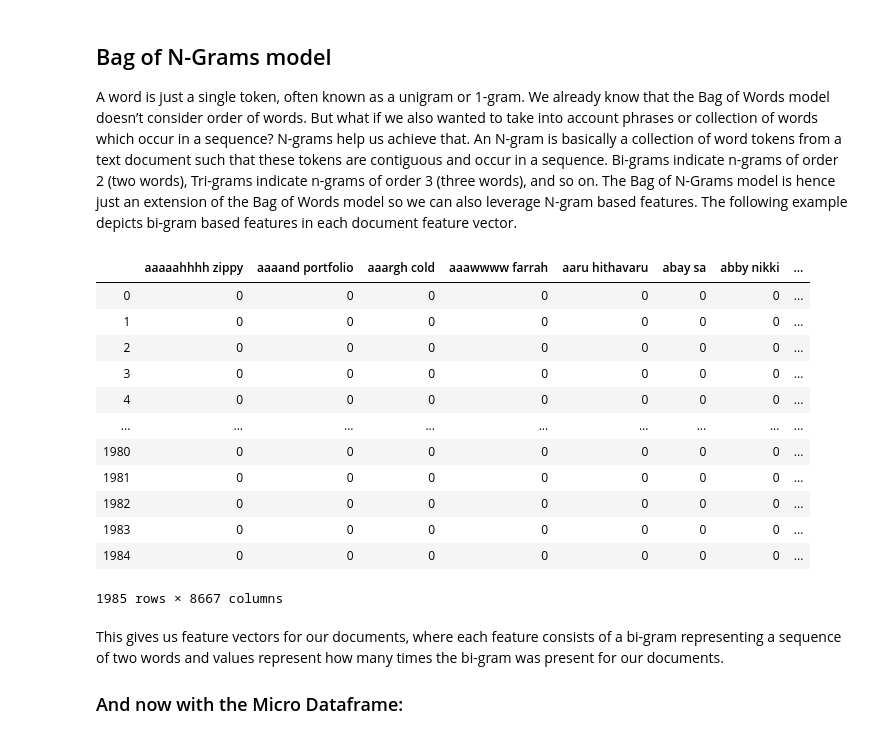
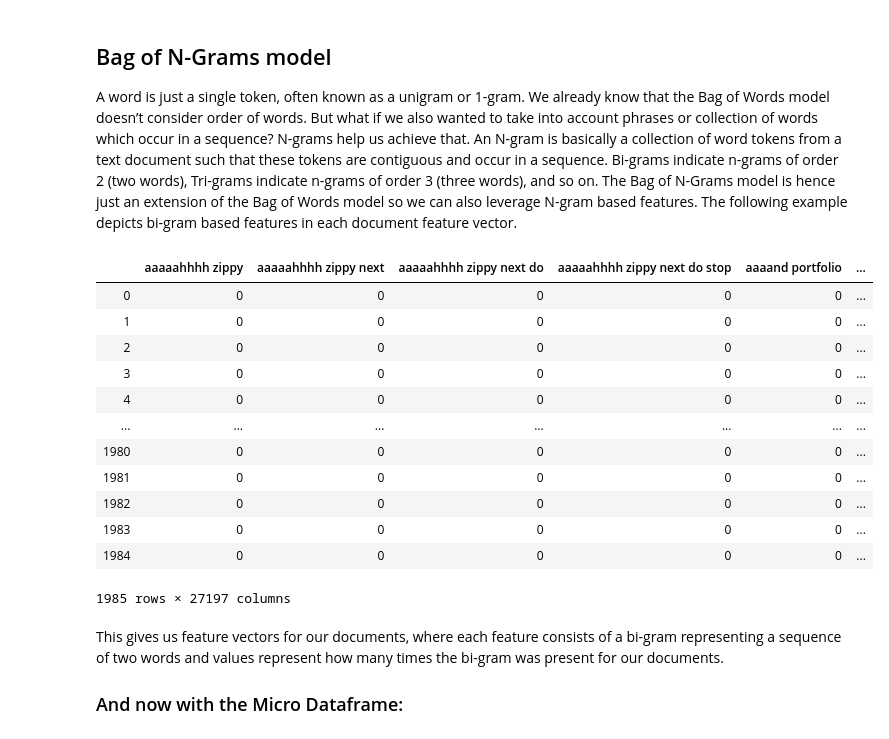
Before and after one commit to 3dspace/language-processing-lifecycle-fall2019, a Jupyter notebook: pgray-csml1010-project.ipynb, the cells around one changed output. Drawn from its saved outputs; the diff is of its cells as text; code cells hidden in the pictures.

```diff
--- a/pgray-csml1010-project.ipynb
+++ b/pgray-csml1010-project.ipynb
@@ -750,26 +750,26 @@ While it's clearly useless from a practical perspective, it's nice to be able to
 A word is just a single token, often known as a unigram or 1-gram. We already know that the Bag of Words model doesn’t consider order of words. But what if we also wanted to take into account phrases or collection of words which occur in a sequence? N-grams help us achieve that. An N-gram is basically a collection of word tokens from a text document such that these tokens are contiguous and occur in a sequence. Bi-grams indicate n-grams of order 2 (two words), Tri-grams indicate n-grams of order 3 (three words), and so on. The Bag of N-Grams model is hence just an extension of the Bag of Words model so we can also leverage N-gram based features. The following example depicts bi-gram based features in each document feature vector.
 # %%
 # you can set the n-gram range to 1,2 to get unigrams as well as bigrams
-bv = CountVectorizer(ngram_range=(2,2))
+bv = CountVectorizer(ngram_range=(2,5))
 bv_matrix = bv.fit_transform(df_sm['text_nav'])
 
 bv_matrix = bv_matrix.toarray()
-vocab = bv.get_feature_names()
-pd.DataFrame(bv_matrix, columns=vocab)
+vocab_ngrams = bv.get_feature_names()
+pd.DataFrame(bv_matrix, columns=vocab_ngrams)
 # %% [output]
-|  | aaaaahhhh zippy | aaaand portfolio | aaargh cold | aaawwww farrah | aaru hithavaru | abay sa | abby nikki | ... |
-| 0 | 0 | 0 | 0 | 0 | 0 | 0 | 0 | ... |
-| 1 | 0 | 0 | 0 | 0 | 0 | 0 | 0 | ... |
-| 2 | 0 | 0 | 0 | 0 | 0 | 0 | 0 | ... |
-| 3 | 0 | 0 | 0 | 0 | 0 | 0 | 0 | ... |
-| 4 | 0 | 0 | 0 | 0 | 0 | 0 | 0 | ... |
-| ... | ... | ... | ... | ... | ... | ... | ... | ... |
-| 1980 | 0 | 0 | 0 | 0 | 0 | 0 | 0 | ... |
-| 1981 | 0 | 0 | 0 | 0 | 0 | 0 | 0 | ... |
-| 1982 | 0 | 0 | 0 | 0 | 0 | 0 | 0 | ... |
-| 1983 | 0 | 0 | 0 | 0 | 0 | 0 | 0 | ... |
-| 1984 | 0 | 0 | 0 | 0 | 0 | 0 | 0 | ... |
+|  | aaaaahhhh zippy | aaaaahhhh zippy next | aaaaahhhh zippy next do | aaaaahhhh zippy next do stop | aaaand portfolio | ... |
+| 0 | 0 | 0 | 0 | 0 | 0 | ... |
+| 1 | 0 | 0 | 0 | 0 | 0 | ... |
+| 2 | 0 | 0 | 0 | 0 | 0 | ... |
+| 3 | 0 | 0 | 0 | 0 | 0 | ... |
+| 4 | 0 | 0 | 0 | 0 | 0 | ... |
+| ... | ... | ... | ... | ... | ... | ... |
+| 1980 | 0 | 0 | 0 | 0 | 0 | ... |
+| 1981 | 0 | 0 | 0 | 0 | 0 | ... |
+| 1982 | 0 | 0 | 0 | 0 | 0 | ... |
+| 1983 | 0 | 0 | 0 | 0 | 0 | ... |
+| 1984 | 0 | 0 | 0 | 0 | 0 | ... |
-1985 rows × 8667 columns
+1985 rows × 27197 columns
 # %% [markdown]
 This gives us feature vectors for our documents, where each feature consists of a bi-gram representing a sequence of two words and values represent how many times the bi-gram was present for our documents.
 
```
Also changed, not shown: parts of 13 cells of this notebook.
